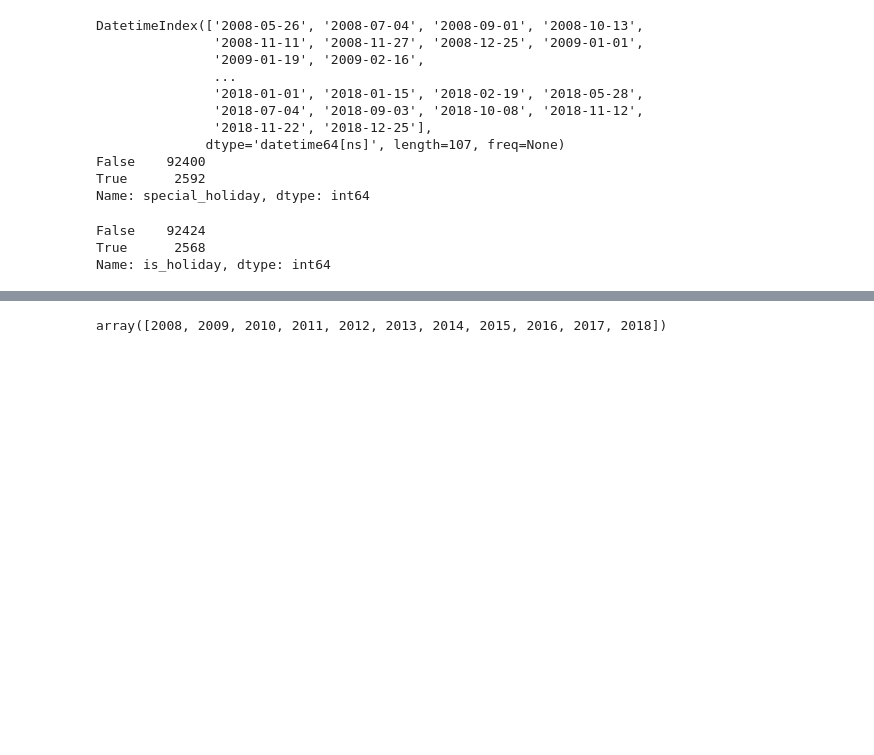
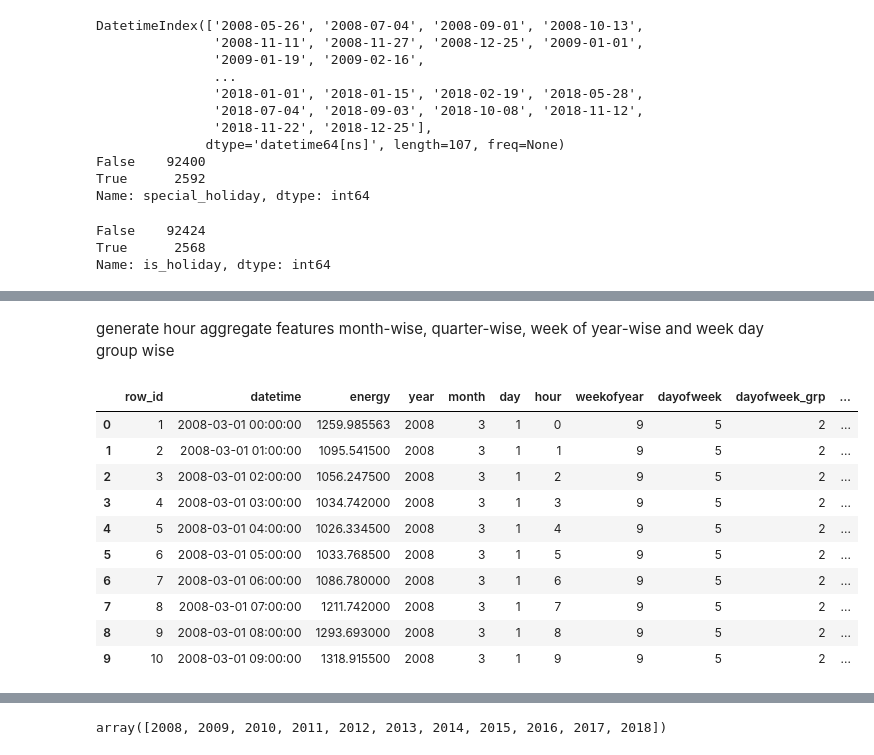
Before and after one commit to baskarsambandamurthy/jobathon-nov-2022, a Jupyter notebook: jobathon-nov-2022.ipynb, the cells around one changed output, grey strips where cells are left out. Cells and saved outputs as stored; diff of their text form; code cells hidden in the pictures; blank space fills up the shorter version.

```diff
--- a/jobathon-nov-2022.ipynb
+++ b/jobathon-nov-2022.ipynb
@@ -76,3 +91,4 @@ dtypes: float64(1), int64(1), object(1)
 memory usage: 2.2+ MB
 # %%
 train['energy'].describe()
+targetcol='energy'
@@ -103,8 +121,12 @@ hour_map={0:0,1:0,2:0,3:0,4:0,5:0,
 # %%
-train['year']=train['datetime'].dt.year
-train['month']=train['datetime'].dt.month
-train['day']=train['datetime'].dt.day
-train['hour']=train['datetime'].dt.hour
-train['quarter']=train['datetime'].dt.quarter
-train['is_weekend']=train['datetime'].dt.dayofweek >4
-train['day_part']=train['hour'].replace(hour_map)
+def gen_datefeats(data):
+    data['year']=data['datetime'].dt.year
+    data['month']=data['datetime'].dt.month
+    data['day']=data['datetime'].dt.day
+    data['hour']=data['datetime'].dt.hour
+    data['weekofyear']=data['datetime'].dt.isocalendar().week
+    data['dayofweek']=data['datetime'].dt.dayofweek
+    data['dayofweek_grp']=data['dayofweek'].replace(dayofweek_map)
+    data['quarter']=data['datetime'].dt.quarter
+    data['is_weekend']=data['datetime'].dt.dayofweek > 4
+    data['day_part']=data['hour'].replace(hour_map)
@@ -147,0 +182,37 @@ Name: is_holiday, dtype: int64
+# %% [markdown]
+generate hour aggregate features month-wise, quarter-wise, week of year-wise and week day group wise
+# %%
+def gen_mean_feats(train,test,cols,newcolname):
+    grouped=train.groupby(cols)[targetcol].mean().reset_index()
+    grouped.columns=cols+[newcolname]
+    train=train.merge(grouped,on=cols)
+    test=test.merge(grouped,on=cols)
+    return train,test
+
+def gen_mean_feats_all(train,test):
+    train,test=gen_mean_feats(train,test,['month','hour'],'month_hour_mean')
+    train,test=gen_mean_feats(train,test,['quarter','hour'],'quarter_hour_mean')
+    train,test=gen_mean_feats(train,test,['weekofyear','hour'],'weekofyear_mean')
+    train,test=gen_mean_feats(train,test,['dayofweek_grp','hour'],'dayofweek_grp_mean')
+
+    train.sort_values('datetime',inplace=True)
+    train.reset_index(drop=True,inplace=True)
+    test.sort_values('datetime',inplace=True)
+    test.reset_index(drop=True,inplace=True)
+    return train,test
+# %%
+train,test=gen_mean_feats_all(train,test)
+# %%
+train.head(10)
+# %% [output]
+|  | row_id | datetime | energy | year | month | day | hour | weekofyear | dayofweek | dayofweek_grp | ... |
+| 0 | 1 | 2008-03-01 00:00:00 | 1259.985563 | 2008 | 3 | 1 | 0 | 9 | 5 | 2 | ... |
+| 1 | 2 | 2008-03-01 01:00:00 | 1095.541500 | 2008 | 3 | 1 | 1 | 9 | 5 | 2 | ... |
+| 2 | 3 | 2008-03-01 02:00:00 | 1056.247500 | 2008 | 3 | 1 | 2 | 9 | 5 | 2 | ... |
+| 3 | 4 | 2008-03-01 03:00:00 | 1034.742000 | 2008 | 3 | 1 | 3 | 9 | 5 | 2 | ... |
+| 4 | 5 | 2008-03-01 04:00:00 | 1026.334500 | 2008 | 3 | 1 | 4 | 9 | 5 | 2 | ... |
+| 5 | 6 | 2008-03-01 05:00:00 | 1033.768500 | 2008 | 3 | 1 | 5 | 9 | 5 | 2 | ... |
+| 6 | 7 | 2008-03-01 06:00:00 | 1086.780000 | 2008 | 3 | 1 | 6 | 9 | 5 | 2 | ... |
+| 7 | 8 | 2008-03-01 07:00:00 | 1211.742000 | 2008 | 3 | 1 | 7 | 9 | 5 | 2 | ... |
+| 8 | 9 | 2008-03-01 08:00:00 | 1293.693000 | 2008 | 3 | 1 | 8 | 9 | 5 | 2 | ... |
+| 9 | 10 | 2008-03-01 09:00:00 | 1318.915500 | 2008 | 3 | 1 | 9 | 9 | 5 | 2 | ... |
```
Also changed, not shown: parts of 65 cells of this notebook, 3 other files.
